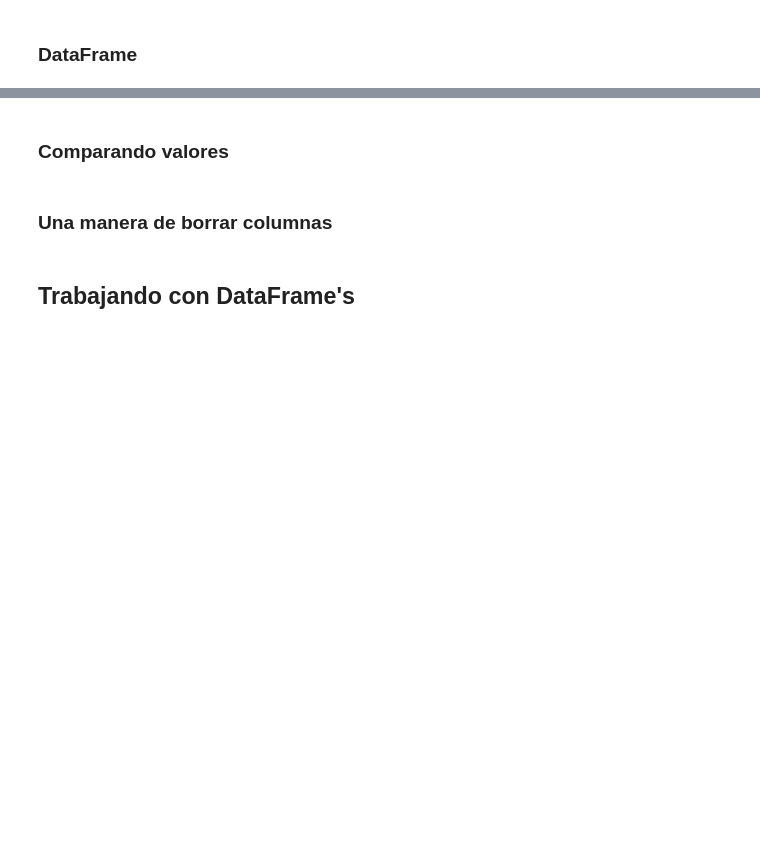
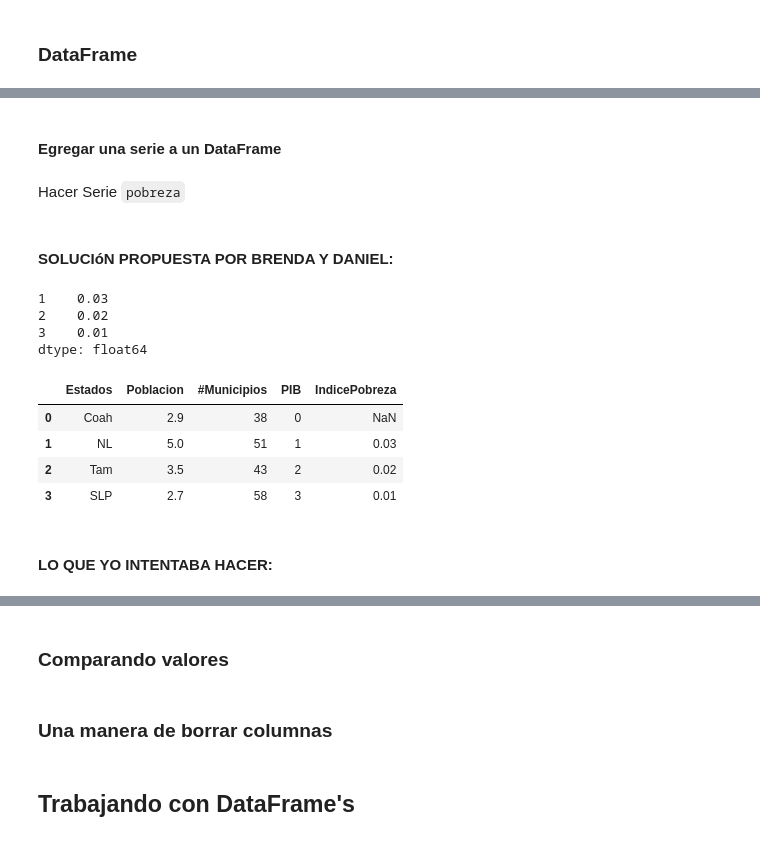
Before and after one commit to carlosdeoncedos/analisisdeinversion2021, a Jupyter notebook: Codigo/20211012Clase6.ipynb, the cells around one changed output, grey strips where cells are left out. Drawn from its saved outputs; the diff is of its cells as text; code cells hidden in the pictures; blank space fills up the shorter version.

```diff
--- a/Codigo/20211012Clase6.ipynb
+++ b/Codigo/20211012Clase6.ipynb
@@ -38,3 +206,6 @@ Las estructuras de datos de Pandas más importante son:
 # %%
 datos = {'Estados':['Coah', 'NL', 'Tam', 'SLP'], 'Poblacion':[2.9, 5.0, 3.5, 2.7],
          '#Municipios':[38, 51, 43, 58]}
+# %%
+df = pd.DataFrame(datos)
+df
@@ -40,0 +274,2 @@ datos = {'Estados':['Coah', 'NL', 'Tam', 'SLP'], 'Poblacion':[2.9, 5.0, 3.5, 2.7
+# %%
+df['PIB'] = 23.4
@@ -40,0 +286,3 @@ datos = {'Estados':['Coah', 'NL', 'Tam', 'SLP'], 'Poblacion':[2.9, 5.0, 3.5, 2.7
+# %%
+df['PIB'] = np.arange(4)
+df
@@ -40,0 +295,26 @@ datos = {'Estados':['Coah', 'NL', 'Tam', 'SLP'], 'Poblacion':[2.9, 5.0, 3.5, 2.7
+# %% [markdown]
+#### Egregar una serie a un DataFrame
+# %% [markdown]
+Hacer Serie `pobreza`
+# %% [markdown]
+#### SOLUCIóN PROPUESTA POR BRENDA Y DANIEL:
+# %%
+pobreza = pd.Series([.03, .02, .01], index=[1, 2, 3])
+# %%
+pobreza
+# %% [output]
+1    0.03
+2    0.02
+3    0.01
+dtype: float64
+# %%
+df['IndicePobreza'] = pobreza
+df
+# %% [output]
+|  | Estados | Poblacion | #Municipios | PIB | IndicePobreza |
+| 0 | Coah | 2.9 | 38 | 0 | NaN |
+| 1 | NL | 5.0 | 51 | 1 | 0.03 |
+| 2 | Tam | 3.5 | 43 | 2 | 0.02 |
+| 3 | SLP | 2.7 | 58 | 3 | 0.01 |
+# %% [markdown]
+#### LO QUE YO INTENTABA HACER:
```
Also changed, not shown: parts of 59 cells of this notebook, 2 other files.
